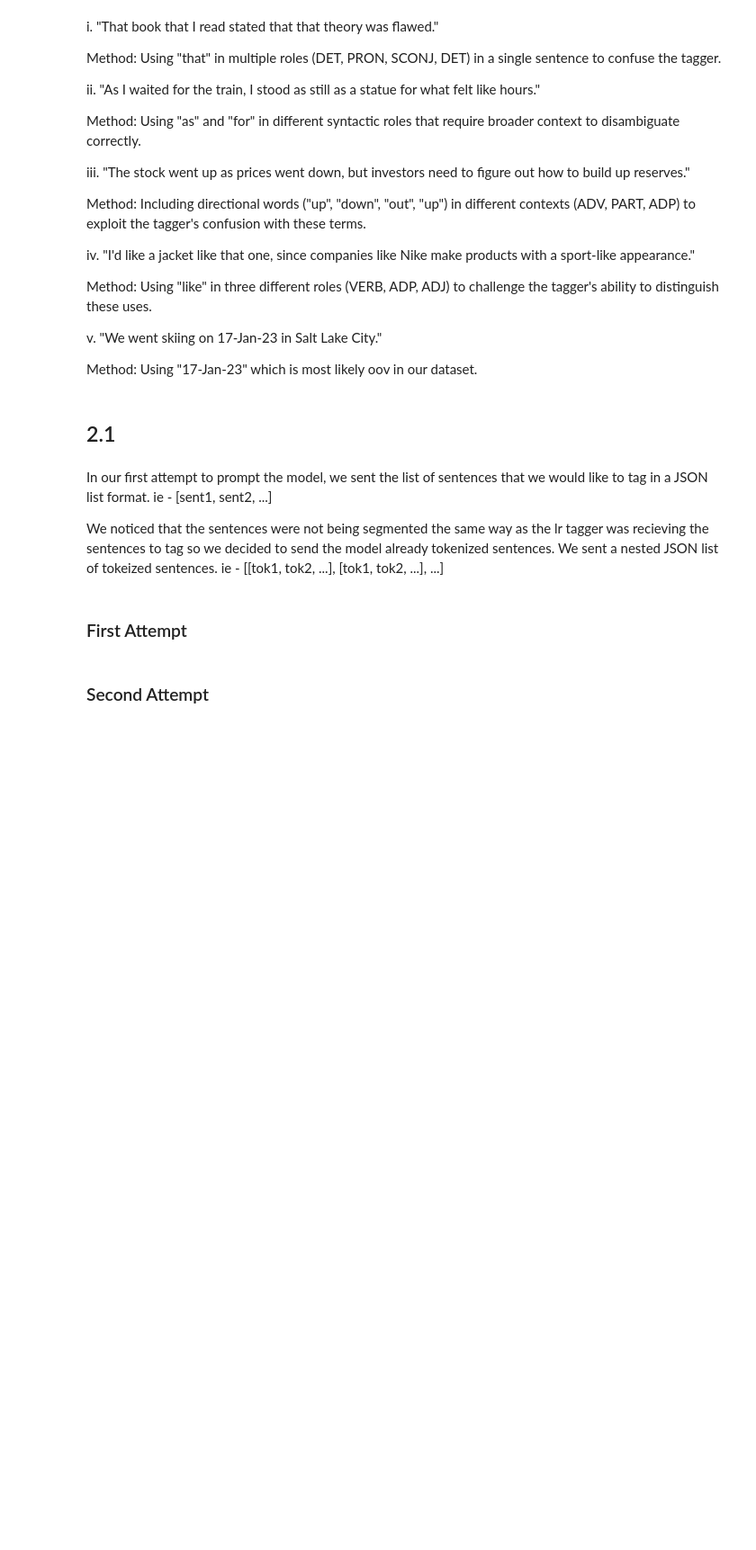
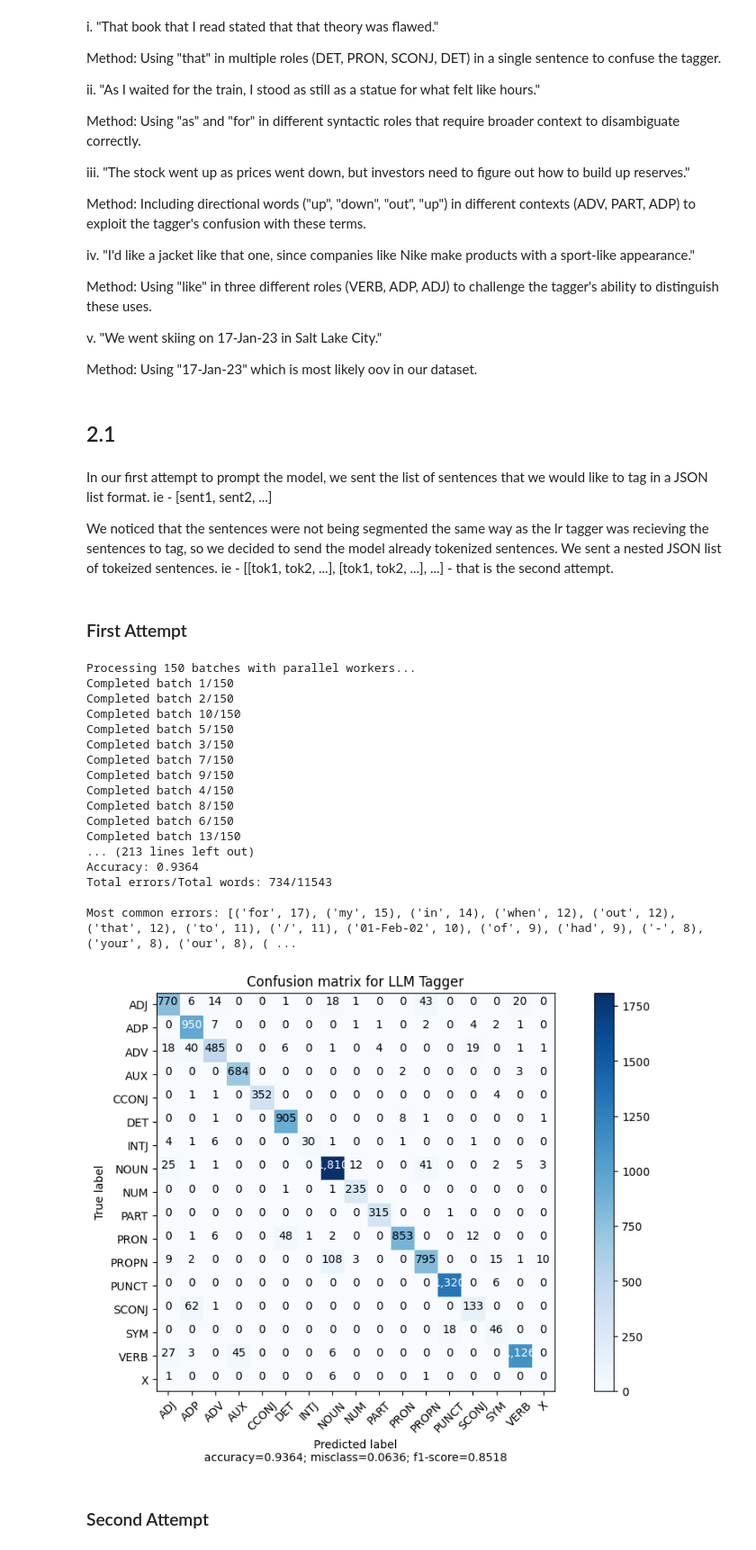
Before and after one commit to yuvallevy09/pos-tagging-with-llms, a Jupyter notebook: ud_pos_tagger_sklearn.ipynb, the cells around one changed output. Shown: that part at 90% size. Cells and saved outputs as stored; diff of their text form; code cells hidden in the pictures; blank space fills up the shorter version.

```diff
--- a/ud_pos_tagger_sklearn.ipynb
+++ b/ud_pos_tagger_sklearn.ipynb
@@ -706,8 +929,7 @@ except Exception as e:
 # %% [markdown]
 In our first attempt to prompt the model, we sent the list of sentences that we would like to tag in a JSON list format. ie - [sent1, sent2, ...]
 
-We noticed that the sentences were not being segmented the same way as the lr tagger was recieving the sentences to tag so we decided to send the model already tokenized sentences. We sent a nested JSON list of tokeized sentences.
-ie - [[tok1, tok2, ...], [tok1, tok2, ...], ...]
+We noticed that the sentences were not being segmented the same way as the lr tagger was recieving the sentences to tag, so we decided to send the model already tokenized sentences. We sent a nested JSON list of tokeized sentences. ie - [[tok1, tok2, ...], [tok1, tok2, ...], ...] - that is the second attempt.
 # %% [markdown]
 ### First Attempt
 # %%
@@ -987,10 +1194,29 @@ def evaluate_llm_tagger(results_llm, lr_hard_sentences, batch_size=5):
         print("No LLM predictions available to calculate metrics")
         return None
 # %%
-# lr_hard_sentences = [s for s in hard_sentences if 1 <= s[1] <= 3]
-# sentences = [" ".join(untag(pairs)) for pairs, _, _ , _ in lr_hard_sentences]
-# results_llm = batch_tag_sentences_ud(sentences, batch_size=5)
-# metric = evaluate_llm_tagger(results_llm, lr_hard_sentences, batch_size=5)
+lr_hard_sentences = [s for s in hard_sentences if 1 <= s[1] <= 3]
+sentences = [" ".join(untag(pairs)) for pairs, _, _ , _ in lr_hard_sentences]
+results_llm = batch_tag_sentences_ud(sentences, batch_size=5)
+metric = evaluate_llm_tagger(results_llm, lr_hard_sentences, batch_size=5)
+# %% [output]
+Processing 150 batches with parallel workers...
+Completed batch 1/150
+Completed batch 2/150
+Completed batch 10/150
+Completed batch 5/150
+Completed batch 3/150
+Completed batch 7/150
+Completed batch 9/150
+Completed batch 4/150
+Completed batch 8/150
+Completed batch 6/150
+Completed batch 13/150
+... (213 lines left out)
+Accuracy: 0.9364
+Total errors/Total words: 734/11543
+
+Most common errors: [('for', 17), ('my', 15), ('in', 14), ('when', 12), ('out', 12), ('that', 12), ('to', 11), ('/', 11), ('01-Feb-02', 10), ('of', 9), ('had', 9), ('-', 8), ('your', 8), ('our', 8), ( ...
+[figure, added]
 # %% [markdown]
 ### Second Attempt
 # %%
```
Also changed, not shown: parts of 46 cells of this notebook.
